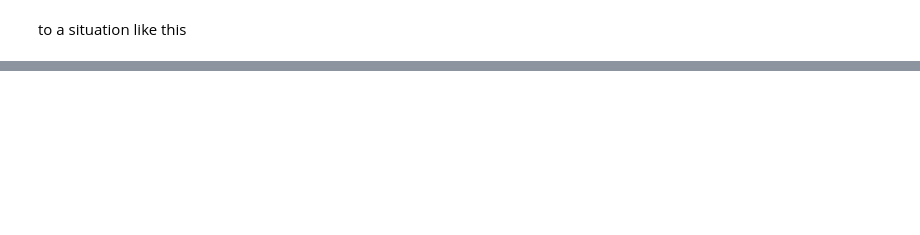
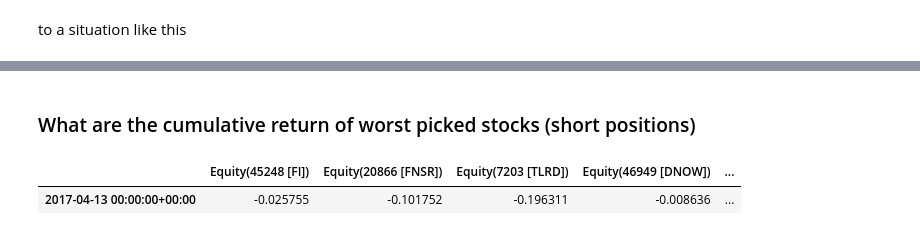
Before and after one commit to gtesei/python-for-finance-notes, a Jupyter notebook: 4_2__Stock_Picking_The_Future_is_not_what_used_to_be.ipynb, the cells around one changed output, grey strips where cells are left out. Drawn from its saved outputs; the diff is of its cells as text; code cells hidden in the pictures; blank space fills up the shorter version.

```diff
--- a/4_2__Stock_Picking_The_Future_is_not_what_used_to_be.ipynb
+++ b/4_2__Stock_Picking_The_Future_is_not_what_used_to_be.ipynb
@@ -600,0 +613,13 @@ plt.show()
+# %% [markdown]
+### What are the cumulative return of worst picked stocks (short positions)
+# %%
+pick_stock_short = set([item for sub in [cr1.ix[(cr1.shape[0]-1),:].sort_values(ascending=False).tail(10).index.values.tolist(),
+    sr1.tail(10).index.values.tolist()] for item in sub])
+cr = cumulative_returns(pricing_2[list(pick_stock_short)])
+cr = cr.fillna(value=0)
+cr = cr.sort_index()
+crn = cr[-1:]
+crn
+# %% [output]
+|  | Equity(45248 [FI]) | Equity(20866 [FNSR]) | Equity(7203 [TLRD]) | Equity(46949 [DNOW]) | ... |
+| 2017-04-13 00:00:00+00:00 | -0.025755 | -0.101752 | -0.196311 | -0.008636 | ... |
```
Also changed, not shown: parts of 16 cells of this notebook.
